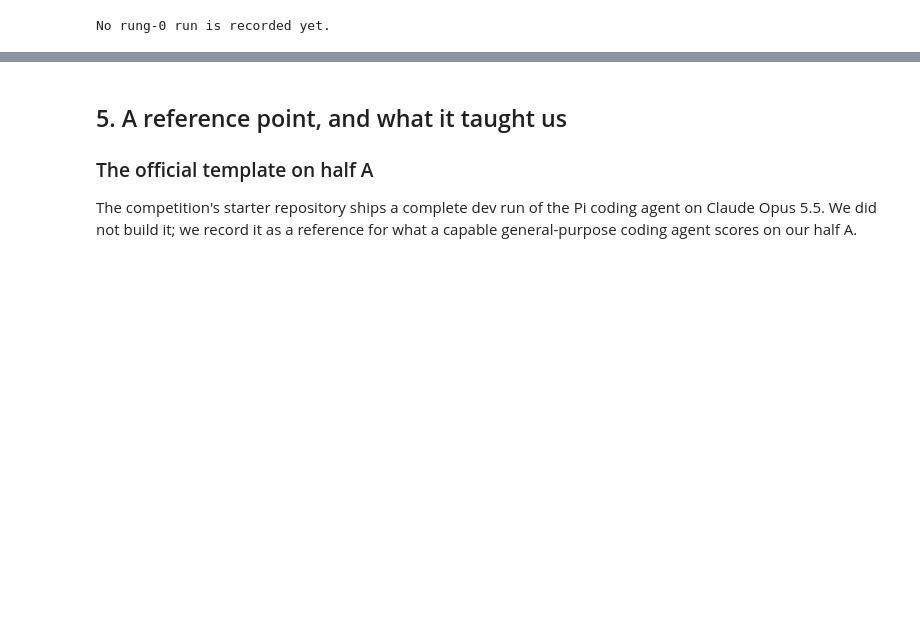
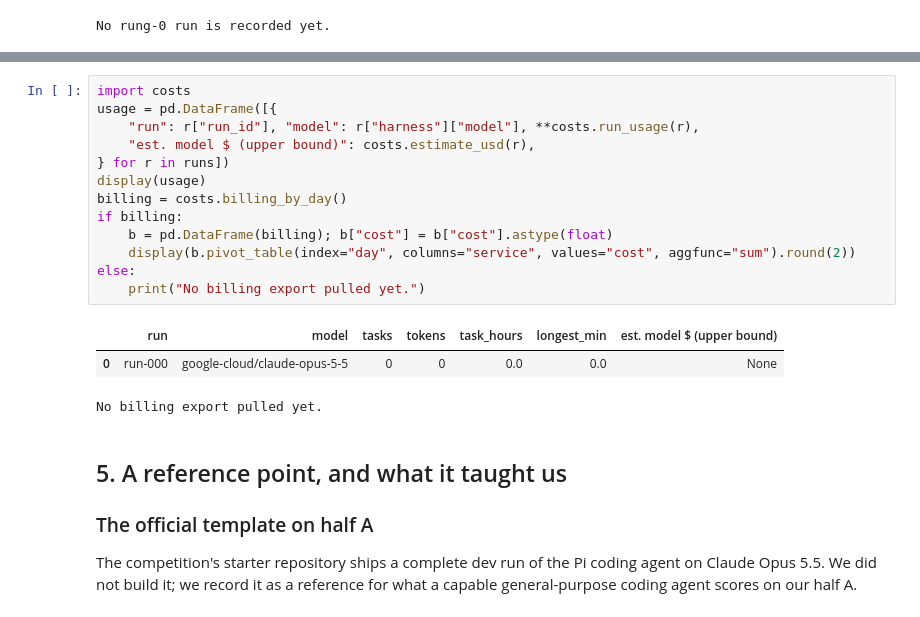
Before and after one commit to SophusRosendahl/ple-submission, a Jupyter notebook: research/journal.ipynb, the cells around one changed output, grey strips where cells are left out. Saved outputs shown, nothing was run; the diff lists cells and outputs as text; blank space fills up the shorter version.

```diff
--- a/research/journal.ipynb
+++ b/research/journal.ipynb
@@ -200,3 +216,20 @@ No rung-0 run is recorded yet.
+# %%
+import costs
+usage = pd.DataFrame([{
+    "run": r["run_id"], "model": r["harness"]["model"], **costs.run_usage(r),
+    "est. model $ (upper bound)": costs.estimate_usd(r),
+} for r in runs])
+display(usage)
+billing = costs.billing_by_day()
+if billing:
+    b = pd.DataFrame(billing); b["cost"] = b["cost"].astype(float)
+    display(b.pivot_table(index="day", columns="service", values="cost", aggfunc="sum").round(2))
+else:
+    print("No billing export pulled yet.")
+# %% [output]
+|  | run | model | tasks | tokens | task_hours | longest_min | est. model $ (upper bound) |
+| 0 | run-000 | google-cloud/claude-opus-5-5 | 0 | 0 | 0.0 | 0.0 | None |
+No billing export pulled yet.
 # %% [markdown]
 ## 5. A reference point, and what it taught us
 
```
Also changed, not shown: parts of 3 cells of this notebook, 8 other files.
